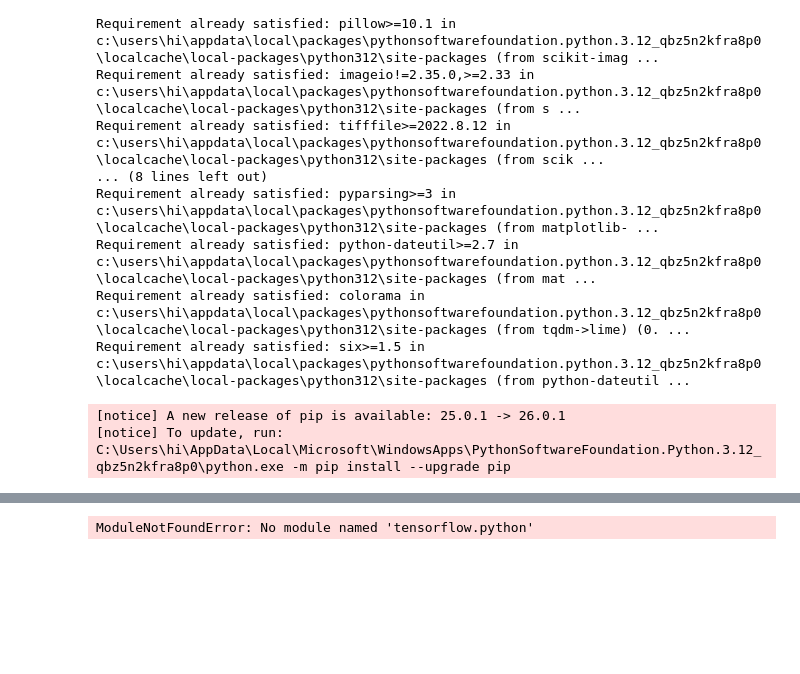
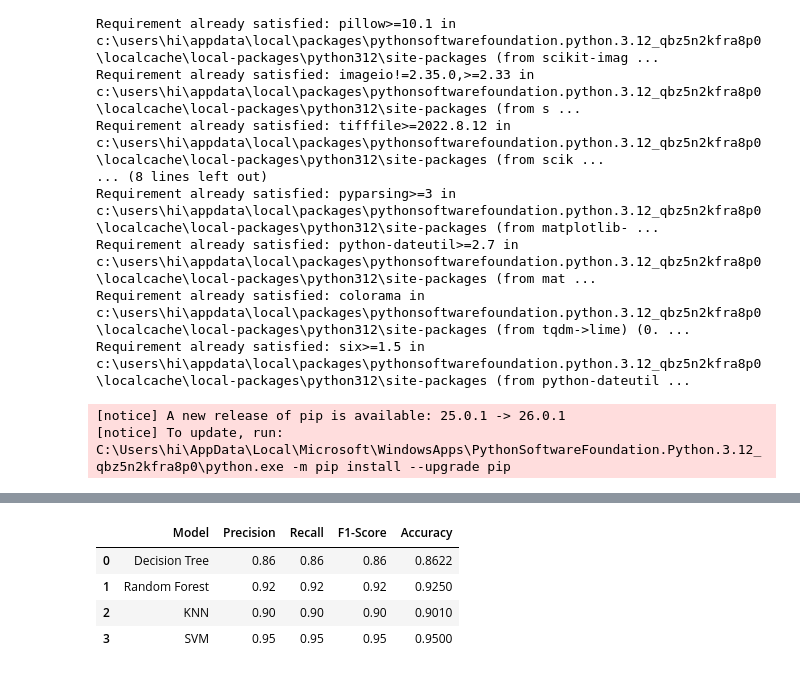
Before and after one commit to MuskanAggarwal30/human-activity-recognition, a Jupyter notebook: har_project.ipynb, the cells around one changed output, grey strips where cells are left out. Saved outputs shown, nothing was run; the diff lists cells and outputs as text; code cells hidden in the pictures; blank space fills up the shorter version.

```diff
--- a/har_project.ipynb
+++ b/har_project.ipynb
@@ -494,5 +421,49 @@ print(sys.version)
-# %%
-import tensorflow as tf
-print(tf.__version__)
-# %% [output]
-ModuleNotFoundError: No module named 'tensorflow.python'
+# %%
+import pandas as pd
+
+ml_results = {
+    "Model": [
+        "Decision Tree",
+        "Random Forest",
+        "KNN",
+        "SVM"
+    ],
+
+    "Precision": [
+        0.86,
+        0.92,
+        0.90,
+        0.95
+    ],
+
+    "Recall": [
+        0.86,
+        0.92,
+        0.90,
+        0.95
+    ],
+
+    "F1-Score": [
+        0.86,
+        0.92,
+        0.90,
+        0.95
+    ],
+
+    "Accuracy": [
+        0.8622,
+        0.925,
+        0.901,
+        0.95
+    ]
+}
+
+ml_table = pd.DataFrame(ml_results)
+
+ml_table
+# %% [output]
+|  | Model | Precision | Recall | F1-Score | Accuracy |
+| 0 | Decision Tree | 0.86 | 0.86 | 0.86 | 0.8622 |
+| 1 | Random Forest | 0.92 | 0.92 | 0.92 | 0.9250 |
+| 2 | KNN | 0.90 | 0.90 | 0.90 | 0.9010 |
+| 3 | SVM | 0.95 | 0.95 | 0.95 | 0.9500 |
```
Also changed, not shown: parts of 5 cells of this notebook.
